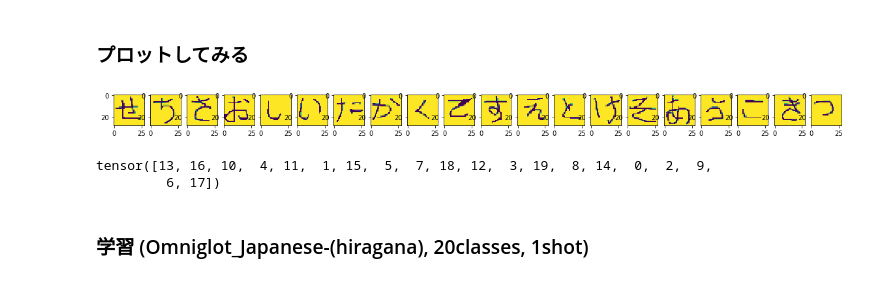
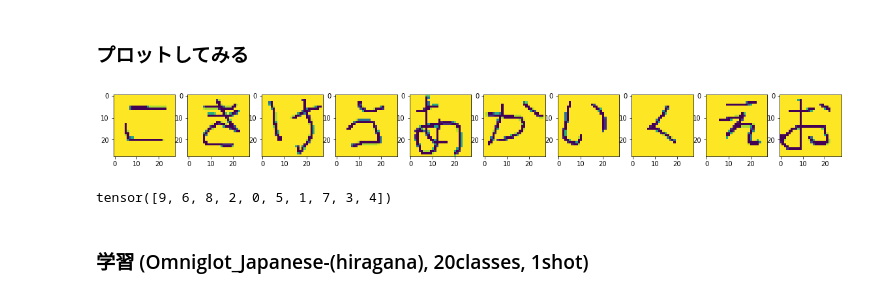
Before and after one commit to naruya/maml-pytorch, a Jupyter notebook: notebooks/omniglot_net.ipynb, the cells around one changed output. Cells and saved outputs as stored; diff of their text form; code cells hidden in the pictures.

```diff
--- a/notebooks/omniglot_net.ipynb
+++ b/notebooks/omniglot_net.ipynb
@@ -20,7 +20,9 @@ import numpy as np
 from skimage import io
 import matplotlib.pyplot as plt
 
-n_shot = 1 # 使っていない
+n_shot = 1
+n_class = 10
+n_local_update = 5
 
 class OmniglotNet(nn.Module):
     def __init__(self, n_class):
@@ -39,10 +41,10 @@ class OmniglotNet(nn.Module):
         x = F.log_softmax(self.fc2(x), dim=1)
         return x
 
-def train(model, device, train_loader, optimizer, epoch):
+def train(model, device, train_data_loader, optimizer, epoch):
     model.train()
 
-    for data, target in train_loader:
+    for data, target in train_data_loader:
         data, target = data.to(device), target.to(device)
         optimizer.zero_grad()
         output = model(data)
@@ -50,13 +52,13 @@ def train(model, device, train_loader, optimizer, epoch):
         loss.backward()
         optimizer.step()
 
-def test(model, device, test_loader):
+def test(model, device, test_data_loader):
     model.eval()
     test_loss = 0
     correct = 0
 
     with torch.no_grad():
-        for data, target in test_loader:
+        for data, target in test_data_loader:
             data, target = data.to(device), target.to(device)
             output = model(data)
             loss = F.nll_loss(output, target, reduction='sum').item() # sum up batch loss
@@ -64,8 +66,8 @@ def test(model, device, test_loader):
             pred = output.max(1, keepdim=True)[1] # get the index of the max log-probability
             correct += pred.eq(target.view_as(pred)).sum().item()
 
-    test_loss /= len(test_loader.dataset)
-    return test_loss, correct / len(test_loader.dataset)
+    test_loss /= len(test_data_loader.dataset)
+    return test_loss, correct / len(test_data_loader.dataset)
 # %% [markdown]
 ### データセット
 # %%
@@ -74,11 +76,11 @@ def test(model, device, test_loader):
 
 # check len(label)>=20 before
 class OmniglotDataset(Dataset):
-    def __init__(self, path_to_lang, train, train_indices, transform):
+    def __init__(self, path_to_lang, n_class, train, train_indices, transform):
 
         self.data = []
 
-        labels = sorted(os.listdir(path_to_lang))[:20]
+        labels = sorted(os.listdir(path_to_lang))[:n_class]
 
         for label_i, label in enumerate(labels):
             path_to_label = os.path.join(path_to_lang, label)
@@ -86,7 +88,7 @@ class OmniglotDataset(Dataset):
             if train:
                 chars = chars[train_indices]
             else:
-                test_indices = list(set(np.arange(20)) - set(train_indices))
+                test_indices = list(set(np.arange(20)) - set(train_indices)) # 各文字20枚ずつ入ってる
                 chars = chars[test_indices]
             for char in chars:
                 path_to_char = os.path.join(path_to_label, char)
@@ -113,28 +115,28 @@ class ToTensor(object):
 # %% [markdown]
 ### プロットしてみる
 # %%
-batch_size = 20
+batch_size = n_class
 
 local_task_train_data_loader = DataLoader(
     OmniglotDataset("../omniglot_mini/images_background/Japanese_(hiragana)/",
+                    n_class=n_class,
                     train=True,
                     train_indices=[0],
                     transform=transforms.Compose([
                         ToTensor()
                     ])),
     batch_size=batch_size, shuffle=True)
 
 for batch in local_task_train_data_loader:
-    plt.figure(figsize=(20,1))
+    plt.figure(figsize=(20,2))
     for i, (image, label) in enumerate(zip(batch[0], batch[1])):
         plt.subplot(1, batch_size, i+1)
         plt.imshow(image[0])
     plt.show()
     print(batch[1])
 # %% [output]
-[figure, old version]
+[figure, new version]
-tensor([13, 16, 10,  4, 11,  1, 15,  5,  7, 18, 12,  3, 19,  8, 14,  0,  2,  9,
-         6, 17])
+tensor([9, 6, 8, 2, 0, 5, 1, 7, 3, 4])
 # %% [markdown]
 ### 学習 (Omniglot_Japanese-(hiragana), 20classes, 1shot)
 # %%
```
Also changed, not shown: parts of 19 cells of this notebook.
